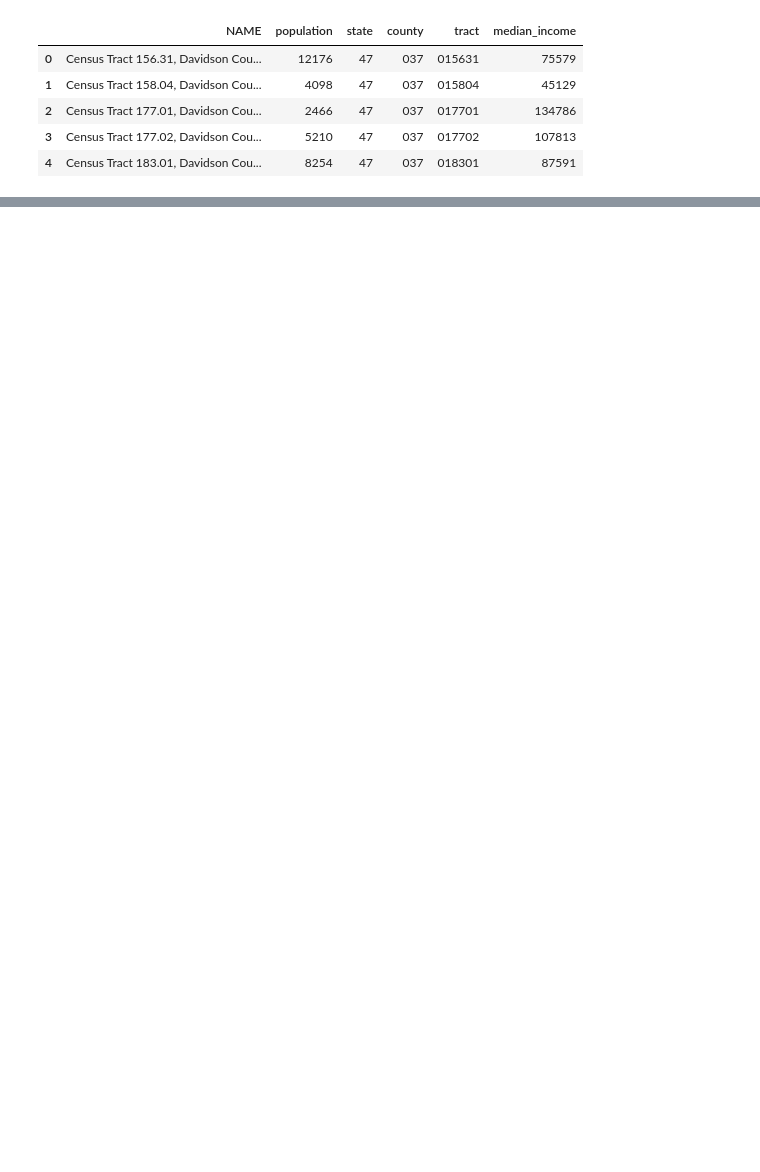
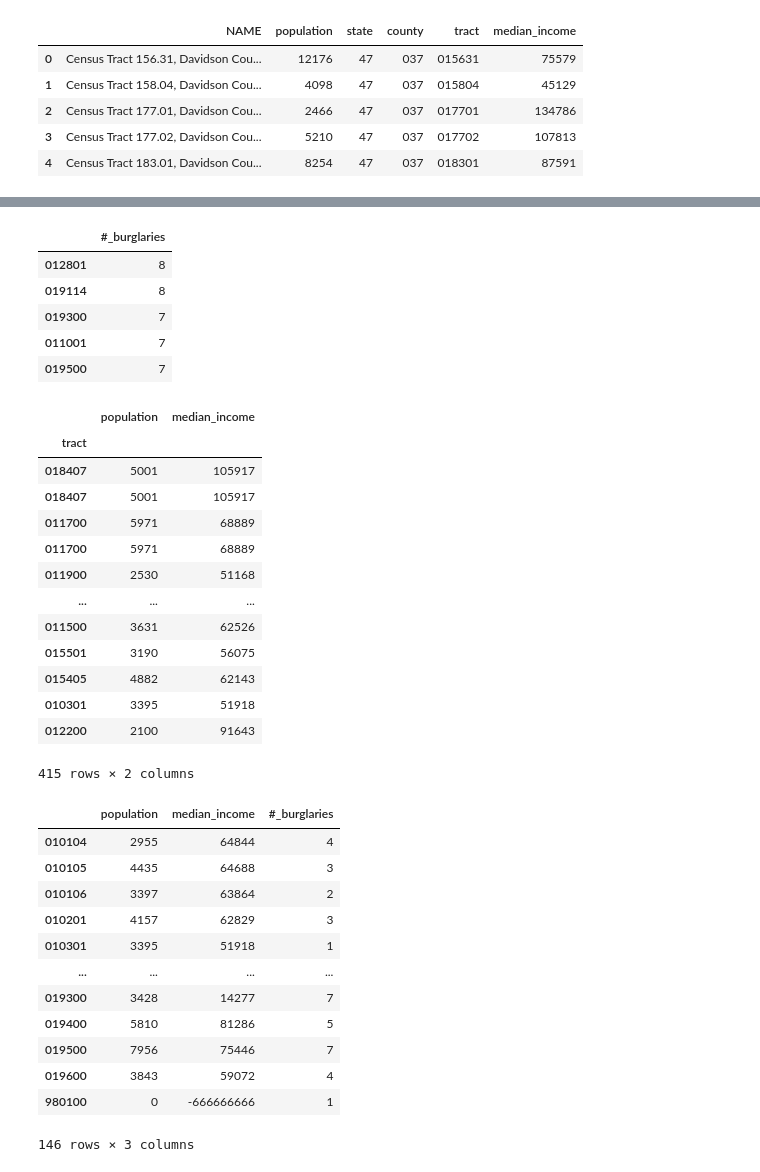
Before and after one commit to nss-data-science-cohort-5/geospatial_api-silver-sharks, a Jupyter notebook: Project2_Group_Conrad.ipynb, the cells around one changed output, grey strips where cells are left out. Drawn from its saved outputs; the diff is of its cells as text; code cells hidden in the pictures; blank space fills up the shorter version.

```diff
--- a/Project2_Group_Conrad.ipynb
+++ b/Project2_Group_Conrad.ipynb
@@ -27,5 +29,5 @@ res = response.json()
 # %%
-res_trimmed = pd.DataFrame(res_trimmed, columns=['incident_reported', 'offense_description', 'latitude', 'longitude', 'zip_code'])
+res_trimmed = pd.DataFrame(res, columns=['incident_reported', 'offense_description', 'latitude', 'longitude', 'zip_code'])
 
 res_trimmed['incident_reported'] = res_trimmed['incident_reported'].str.split("T", expand=True)[0]
 
@@ -236,0 +249,47 @@ burglaries_and_var.head()
+# %%
+#tract_counts = pd.DataFrame(burglaries_and_var['tract'].value_counts())
+tract_counts = pd.DataFrame(burglaries_and_var['tract'].value_counts())
+tract_counts = tract_counts.rename(columns={'tract':'#_burglaries'})
+display(tract_counts.head())
+
+pop_income = pd.DataFrame(burglaries_and_var[['tract', 'population', 'median_income']])
+pop_income = pop_income.set_index('tract')
+display(pop_income)
+
+tract_pop_income = pd.merge(pop_income, tract_counts, left_index=True, right_index=True)
+tract_pop_income = tract_pop_income.drop_duplicates(keep='first')
+tract_pop_income
+# %% [output]
+|  | #_burglaries |
+| 012801 | 8 |
+| 019114 | 8 |
+| 019300 | 7 |
+| 011001 | 7 |
+| 019500 | 7 |
+|  | population | median_income |
+| tract |  |  |
+| 018407 | 5001 | 105917 |
+| 018407 | 5001 | 105917 |
+| 011700 | 5971 | 68889 |
+| 011700 | 5971 | 68889 |
+| 011900 | 2530 | 51168 |
+| ... | ... | ... |
+| 011500 | 3631 | 62526 |
+| 015501 | 3190 | 56075 |
+| 015405 | 4882 | 62143 |
+| 010301 | 3395 | 51918 |
+| 012200 | 2100 | 91643 |
+415 rows × 2 columns
+|  | population | median_income | #_burglaries |
+| 010104 | 2955 | 64844 | 4 |
+| 010105 | 4435 | 64688 | 3 |
+| 010106 | 3397 | 63864 | 2 |
+| 010201 | 4157 | 62829 | 3 |
+| 010301 | 3395 | 51918 | 1 |
+| ... | ... | ... | ... |
+| 019300 | 3428 | 14277 | 7 |
+| 019400 | 5810 | 81286 | 5 |
+| 019500 | 7956 | 75446 | 7 |
+| 019600 | 3843 | 59072 | 4 |
+| 980100 | 0 | -666666666 | 1 |
+146 rows × 3 columns
```
Also changed, not shown: parts of 26 cells of this notebook.
